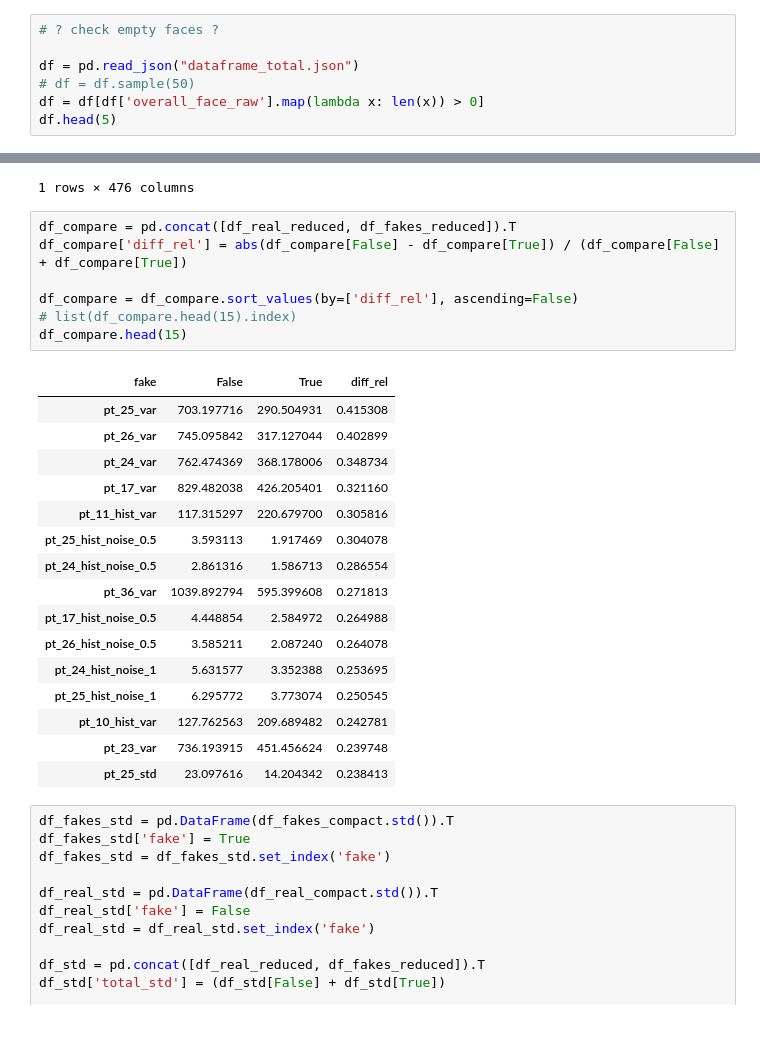
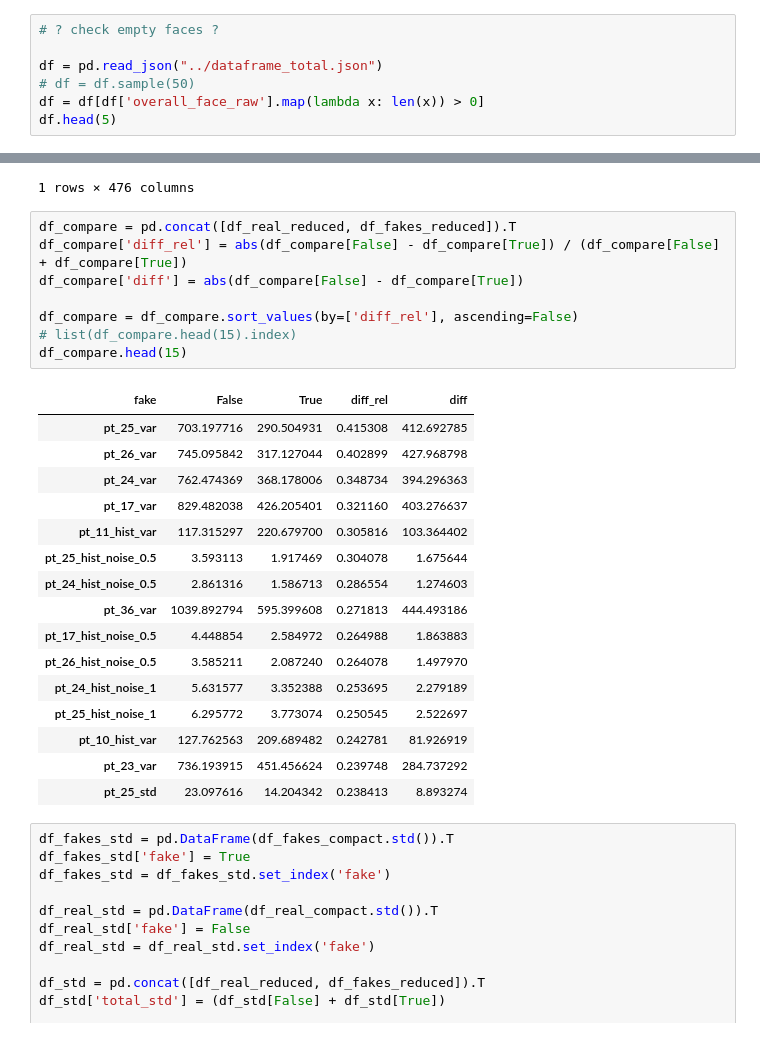
Before and after one commit to Trickster2038/BmstuDeepFake, a Jupyter notebook: notebook.ipynb, the cells around one changed output, grey strips where cells are left out. Drawn from its saved outputs; the diff is of its cells as text.

```diff
--- a/notebook.ipynb
+++ b/notebook.ipynb
@@ -5,7 +5,7 @@ import seaborn as sns
 # %%
 # ? check empty faces ?
 
-df = pd.read_json("dataframe_total.json")
+df = pd.read_json("../dataframe_total.json")
 # df = df.sample(50)
 df = df[df['overall_face_raw'].map(lambda x: len(x)) > 0]
 df.head(5)
@@ -112,27 +112,28 @@ df_real_reduced
 # %%
 df_compare = pd.concat([df_real_reduced, df_fakes_reduced]).T
 df_compare['diff_rel'] = abs(df_compare[False] - df_compare[True]) / (df_compare[False] + df_compare[True])
+df_compare['diff'] = abs(df_compare[False] - df_compare[True])
 
 df_compare = df_compare.sort_values(by=['diff_rel'], ascending=False)
 # list(df_compare.head(15).index)
 df_compare.head(15)
 # %% [output]
-| fake | False | True | diff_rel |
-| pt_25_var | 703.197716 | 290.504931 | 0.415308 |
-| pt_26_var | 745.095842 | 317.127044 | 0.402899 |
-| pt_24_var | 762.474369 | 368.178006 | 0.348734 |
-| pt_17_var | 829.482038 | 426.205401 | 0.321160 |
-| pt_11_hist_var | 117.315297 | 220.679700 | 0.305816 |
-| pt_25_hist_noise_0.5 | 3.593113 | 1.917469 | 0.304078 |
-| pt_24_hist_noise_0.5 | 2.861316 | 1.586713 | 0.286554 |
-| pt_36_var | 1039.892794 | 595.399608 | 0.271813 |
-| pt_17_hist_noise_0.5 | 4.448854 | 2.584972 | 0.264988 |
-| pt_26_hist_noise_0.5 | 3.585211 | 2.087240 | 0.264078 |
-| pt_24_hist_noise_1 | 5.631577 | 3.352388 | 0.253695 |
-| pt_25_hist_noise_1 | 6.295772 | 3.773074 | 0.250545 |
-| pt_10_hist_var | 127.762563 | 209.689482 | 0.242781 |
-| pt_23_var | 736.193915 | 451.456624 | 0.239748 |
-| pt_25_std | 23.097616 | 14.204342 | 0.238413 |
+| fake | False | True | diff_rel | diff |
+| pt_25_var | 703.197716 | 290.504931 | 0.415308 | 412.692785 |
+| pt_26_var | 745.095842 | 317.127044 | 0.402899 | 427.968798 |
+| pt_24_var | 762.474369 | 368.178006 | 0.348734 | 394.296363 |
+| pt_17_var | 829.482038 | 426.205401 | 0.321160 | 403.276637 |
+| pt_11_hist_var | 117.315297 | 220.679700 | 0.305816 | 103.364402 |
+| pt_25_hist_noise_0.5 | 3.593113 | 1.917469 | 0.304078 | 1.675644 |
+| pt_24_hist_noise_0.5 | 2.861316 | 1.586713 | 0.286554 | 1.274603 |
+| pt_36_var | 1039.892794 | 595.399608 | 0.271813 | 444.493186 |
+| pt_17_hist_noise_0.5 | 4.448854 | 2.584972 | 0.264988 | 1.863883 |
+| pt_26_hist_noise_0.5 | 3.585211 | 2.087240 | 0.264078 | 1.497970 |
+| pt_24_hist_noise_1 | 5.631577 | 3.352388 | 0.253695 | 2.279189 |
+| pt_25_hist_noise_1 | 6.295772 | 3.773074 | 0.250545 | 2.522697 |
+| pt_10_hist_var | 127.762563 | 209.689482 | 0.242781 | 81.926919 |
+| pt_23_var | 736.193915 | 451.456624 | 0.239748 | 284.737292 |
+| pt_25_std | 23.097616 | 14.204342 | 0.238413 | 8.893274 |
 # %%
 df_fakes_std = pd.DataFrame(df_fakes_compact.std()).T
 df_fakes_std['fake'] = True
```
Also changed, not shown: parts of 13 cells of this notebook.
